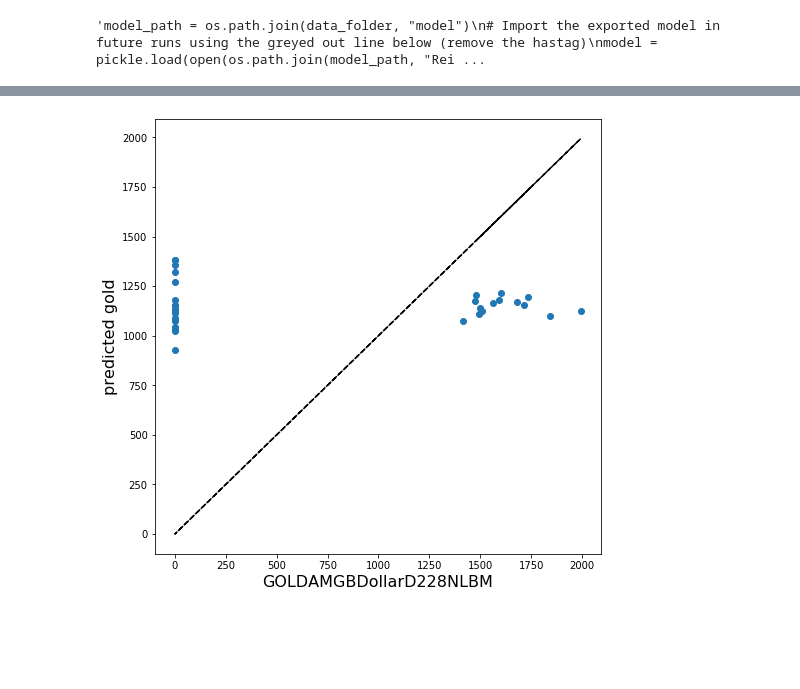
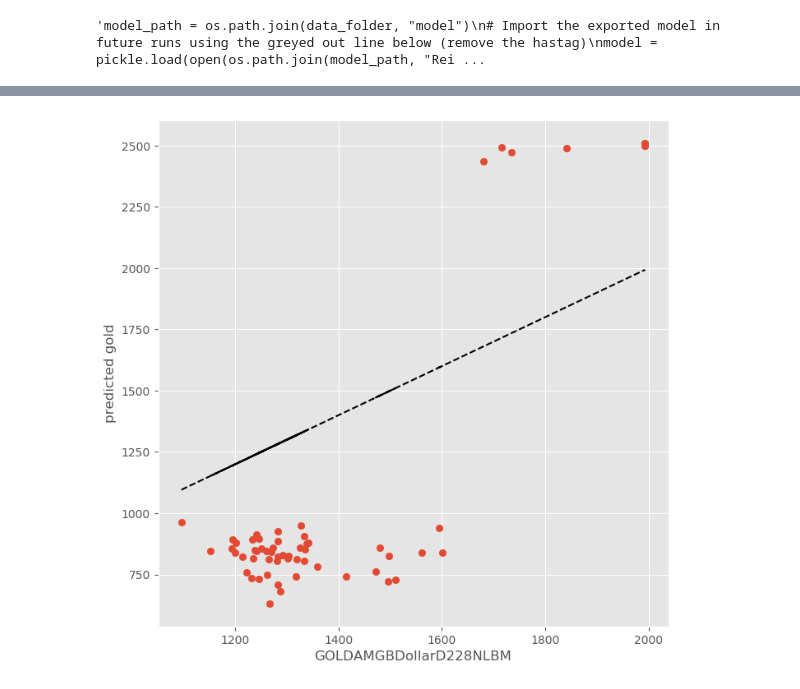
Before and after one commit to sameckford/Always_believe_in_Gold, a Jupyter notebook: Deep_Learning_approach.ipynb, the cells around one changed output, grey strips where cells are left out. Cells and saved outputs as stored; diff of their text form; code cells hidden in the pictures; blank space fills up the shorter version.

```diff
--- a/Deep_Learning_approach.ipynb
+++ b/Deep_Learning_approach.ipynb
@@ -30,3 +33,5 @@ params = {}
 initial_dir = os.getcwd()
 data_path = os.path.join(os.getcwd(), "data")
+# %%
+hml_list = ['high', 'mid', 'low']
 # %%
@@ -56,10 +96,0 @@ input_neuron
-# %%
-## Setup the model for training, parameters here can and should be adjusted to create the best model.
-classifier = Sequential()
-classifier.add(Dense(output_dim = 18, init = 'uniform', activation = 'relu', input_dim = input_neuron))
-classifier.add(Dense(output_dim = 6, init = 'uniform', activation = 'relu'))
-classifier.add(Dense(output_dim = 1, init = 'uniform', activation = 'linear'))
-
-classifier.compile(optimizer = 'SGD', loss = 'mean_squared_error', metrics = ["mae"])
-## '.fit' starts the training. 30 seconds to 2 minutes to run.
-classifier.fit(X_train, y_train, batch_size = 64, nb_epoch = 1000, validation_split= 0.2)
@@ -237,14 +237,14 @@ if os.path.exists(os.path.join(os.getcwd(), "model_predictions")) is False:
     os.mkdir(os.path.join(os.getcwd(), "model_predictions"))
 df_global.to_csv(os.path.join(os.getcwd(), "model_predictions", "Rein_nn_predictions.csv"))
 # %%
-#plt.style.use("ggplot")
+plt.style.use("ggplot")
 # %%
 ## Plot deaths vs predicted.
 plt.figure(figsize=(8, 8))
-plt.scatter(df.GOLDAMGBDollarD228NLBM, df.gold_pred)
-plt.plot(df.GOLDAMGBDollarD228NLBM, df.GOLDAMGBDollarD228NLBM, color="black", linestyle="--")
+plt.scatter(df1.GOLDAMGBDollarD228NLBM, df1.gold_pred)
+plt.plot(df1.GOLDAMGBDollarD228NLBM, df1.GOLDAMGBDollarD228NLBM, color="black", linestyle="--")
 plt.xlabel("GOLDAMGBDollarD228NLBM")
 plt.ylabel("predicted gold")
 plt.show()
 # %% [output]
-[figure, old version]
+[figure, new version]
```
Also changed, not shown: parts of 23 cells of this notebook, 28 other files.
